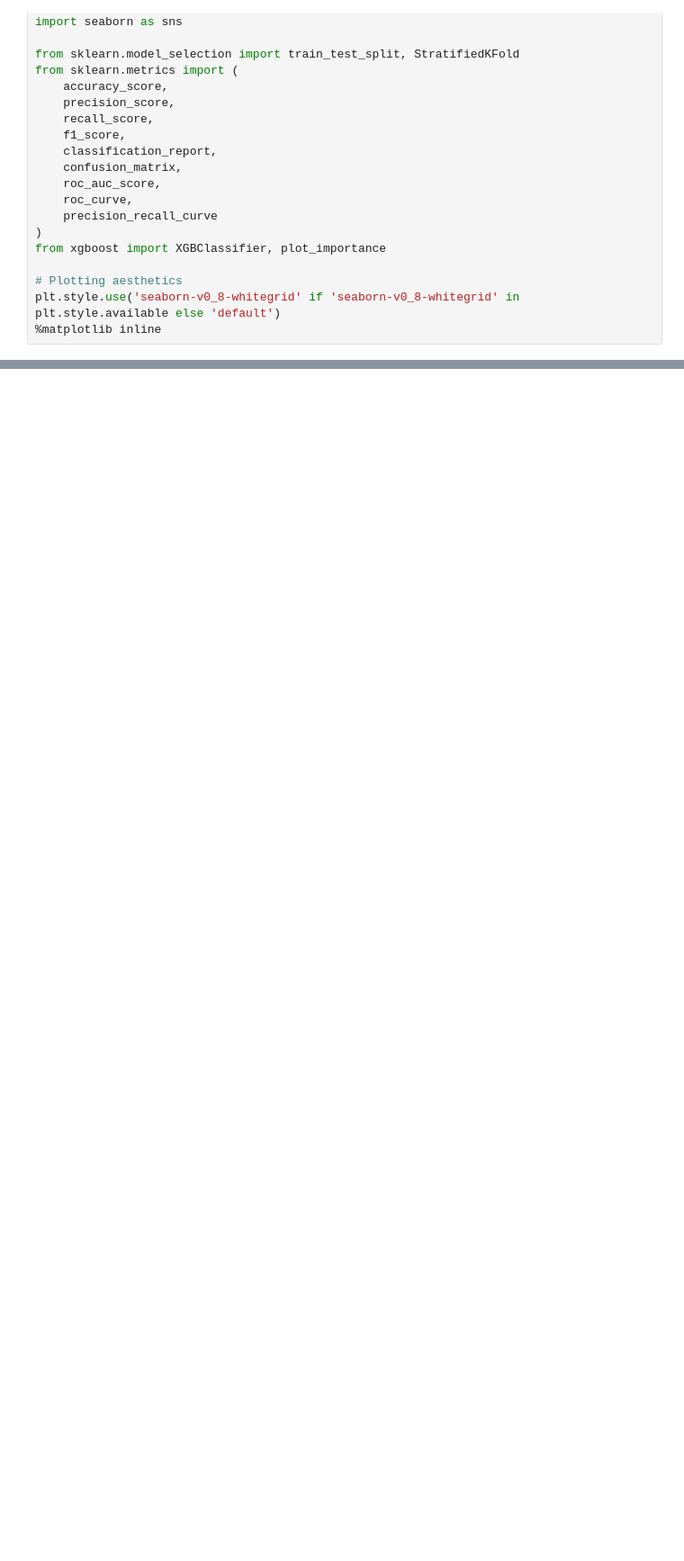
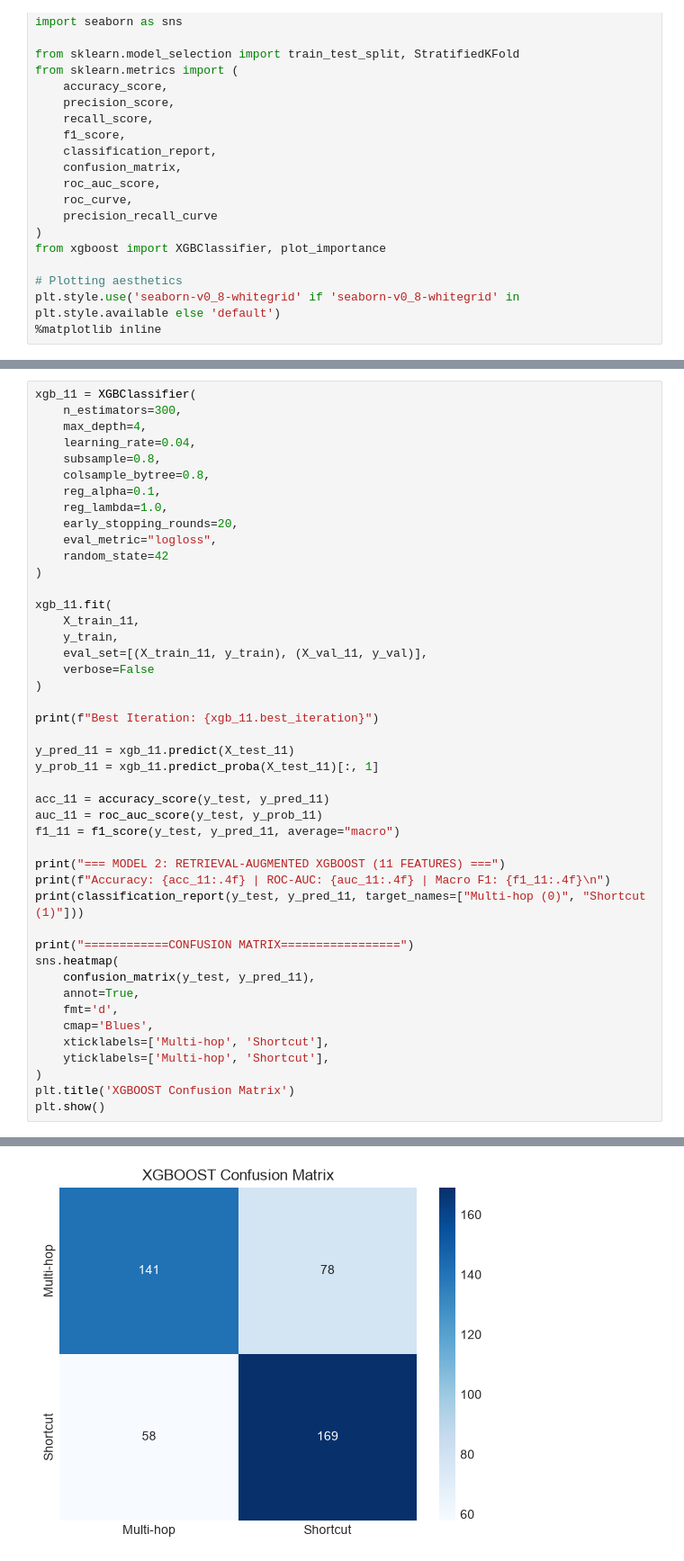
Before and after one commit to cyybxrgsouraabh/Multihop-Shortcut-Detector-Rag, a Jupyter notebook: model/tabular/xgboost.ipynb, the cells around one changed output, grey strips where cells are left out. Shown at 90% size. Drawn from its saved outputs; the diff is of its cells as text; blank space fills up the shorter version.

```diff
--- a/model/tabular/xgboost.ipynb
+++ b/model/tabular/xgboost.ipynb
@@ -421,0 +253,46 @@ Tuned Threshold   (0.44) Test Accuracy: 0.7220 | Macro F1: 0.7195
+# %%
+xgb_11 = XGBClassifier(
+    n_estimators=300,
+    max_depth=4,
+    learning_rate=0.04,
+    subsample=0.8,
+    colsample_bytree=0.8,
+    reg_alpha=0.1,
+    reg_lambda=1.0,
+    early_stopping_rounds=20,
+    eval_metric="logloss",
+    random_state=42
+)
+
+xgb_11.fit(
+    X_train_11,
+    y_train,
+    eval_set=[(X_train_11, y_train), (X_val_11, y_val)],
+    verbose=False
+)
+
+print(f"Best Iteration: {xgb_11.best_iteration}")
+
+y_pred_11 = xgb_11.predict(X_test_11)
+y_prob_11 = xgb_11.predict_proba(X_test_11)[:, 1]
+
+acc_11 = accuracy_score(y_test, y_pred_11)
+auc_11 = roc_auc_score(y_test, y_prob_11)
+f1_11 = f1_score(y_test, y_pred_11, average="macro")
+
+print("=== MODEL 2: RETRIEVAL-AUGMENTED XGBOOST (11 FEATURES) ===")
+print(f"Accuracy: {acc_11:.4f} | ROC-AUC: {auc_11:.4f} | Macro F1: {f1_11:.4f}\n")
+print(classification_report(y_test, y_pred_11, target_names=["Multi-hop (0)", "Shortcut (1)"]))
+
+print("============CONFUSION MATRIX=================")
+sns.heatmap(
+    confusion_matrix(y_test, y_pred_11),
+    annot=True,
+    fmt='d',
+    cmap='Blues',
+    xticklabels=['Multi-hop', 'Shortcut'],
+    yticklabels=['Multi-hop', 'Shortcut'],
+)
+plt.title('XGBOOST Confusion Matrix')
+plt.show()
+# %% [output]
@@ -421,0 +313 @@ Tuned Threshold   (0.44) Test Accuracy: 0.7220 | Macro F1: 0.7195
+[figure, added]
```
Also changed, not shown: parts of 41 cells of this notebook, 1 other file.
